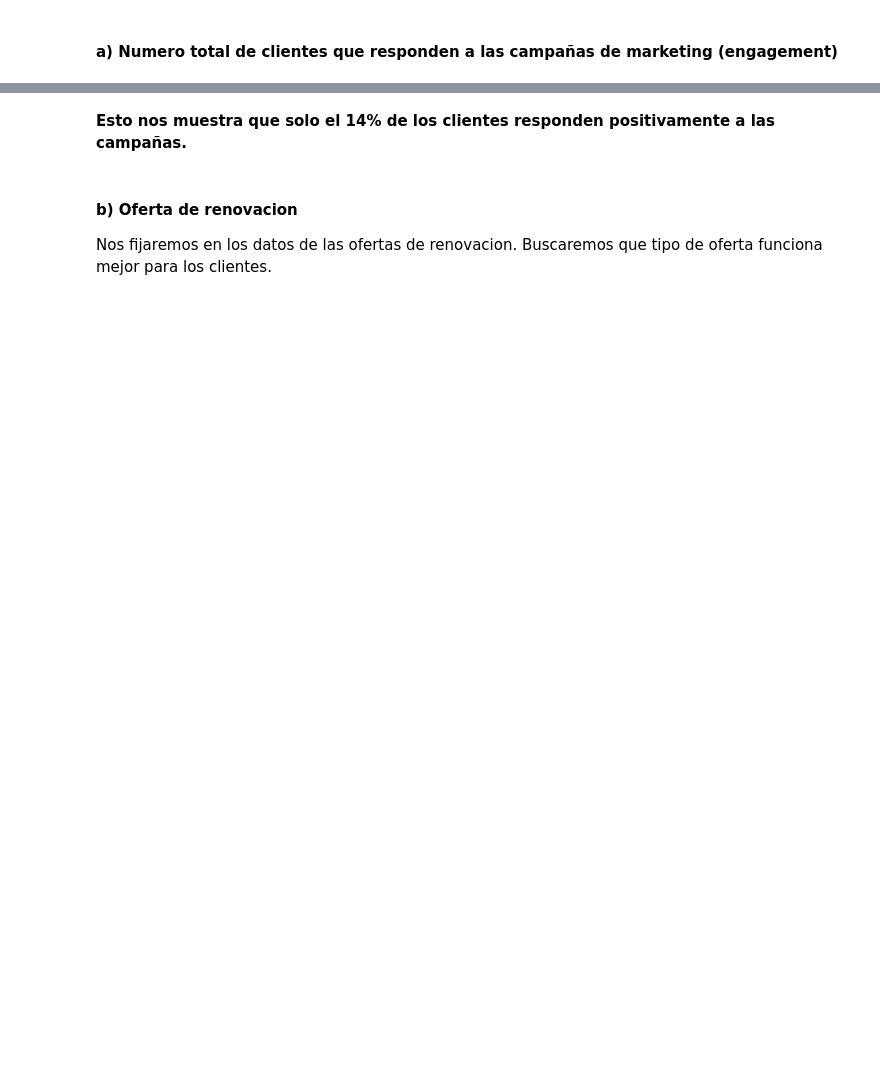
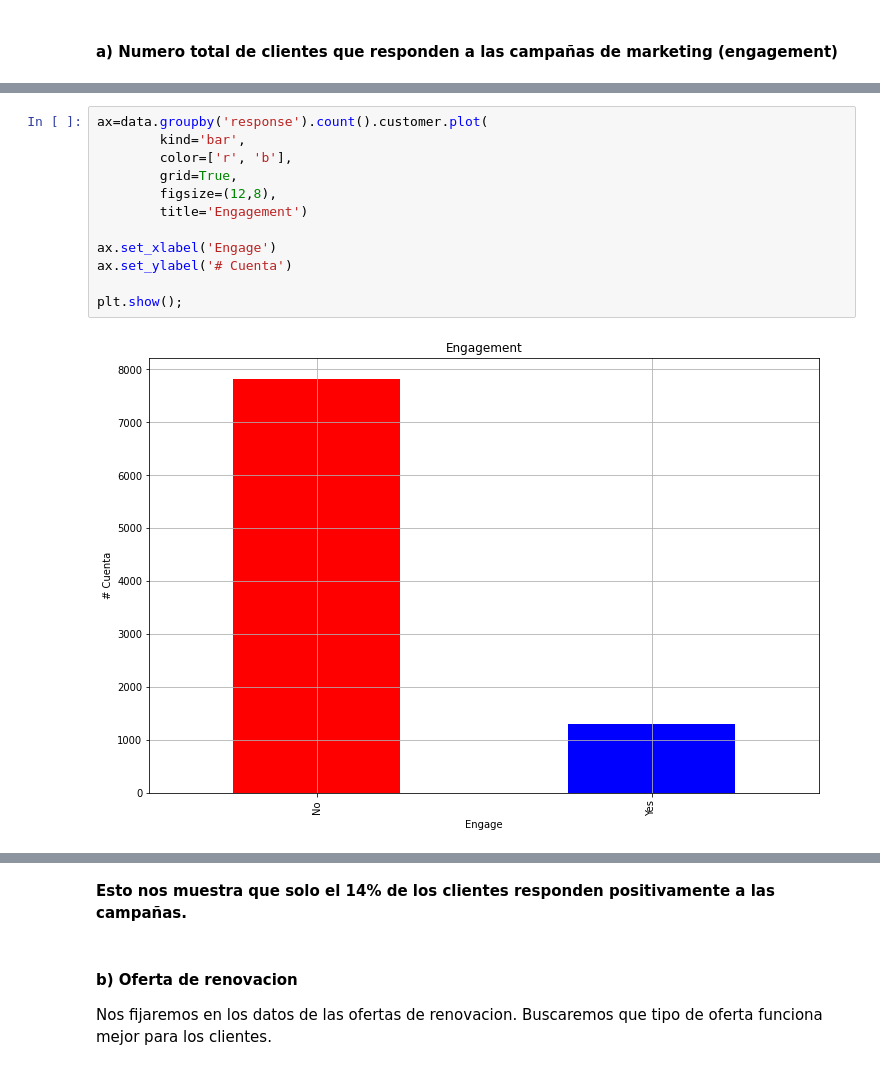
Before and after one commit to YonatanRA/rebootcamp, a Jupyter notebook: notebooks/w1_d1 - Ejercicio BI 1 (clv).ipynb, the cells around one changed output, grey strips where cells are left out. Saved outputs shown, nothing was run; the diff lists cells and outputs as text; blank space fills up the shorter version.

```diff
--- a/notebooks/w1_d1 - Ejercicio BI 1 (clv).ipynb
+++ b/notebooks/w1_d1 - Ejercicio BI 1 (clv).ipynb
@@ -46,0 +96,14 @@ Mejorar el CLV a traves del marketing.
+# %%
+ax=data.groupby('response').count().customer.plot(
+        kind='bar',
+        color=['r', 'b'],
+        grid=True,
+        figsize=(12,8),
+        title='Engagement')
+
+ax.set_xlabel('Engage')
+ax.set_ylabel('# Cuenta')
+
+plt.show();
+# %% [output]
+[figure, added]
```
Also changed, not shown: parts of 19 cells of this notebook.
